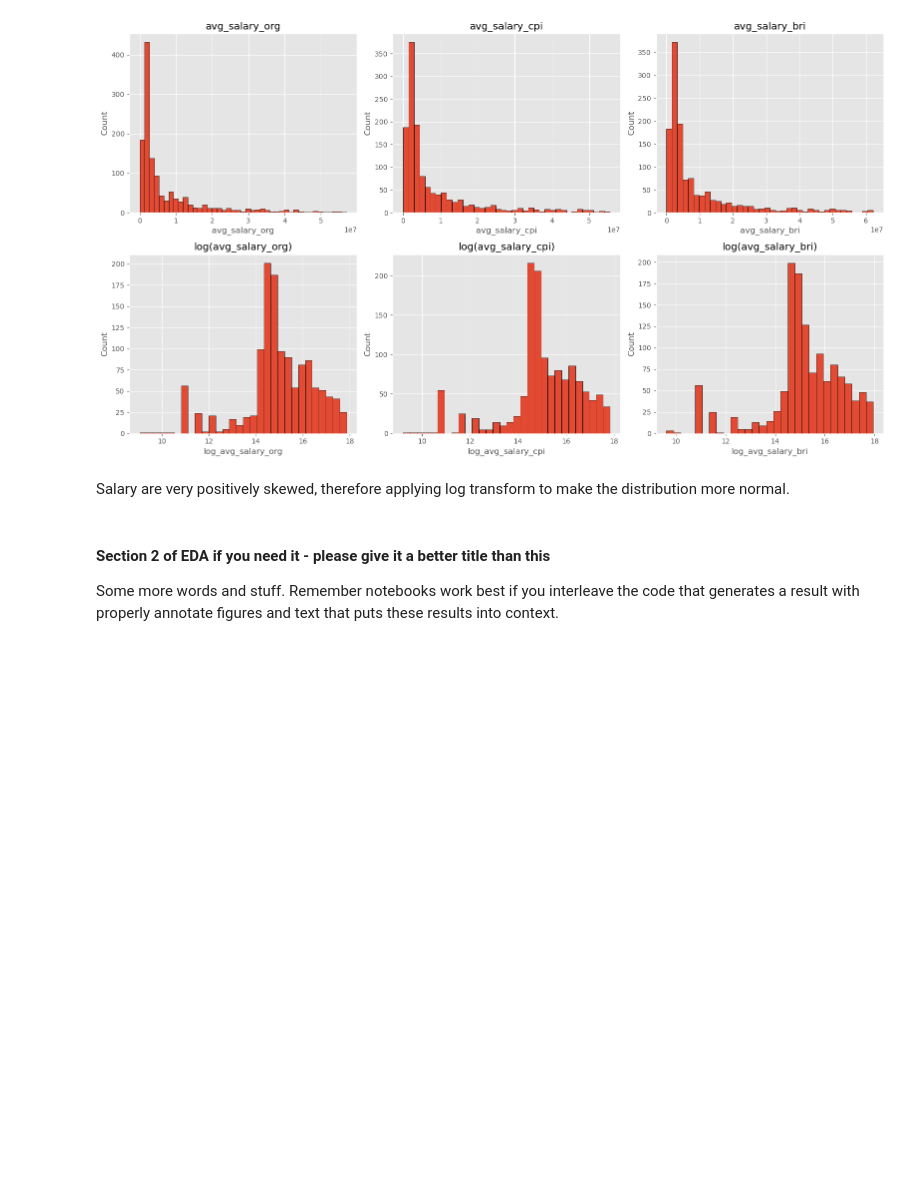
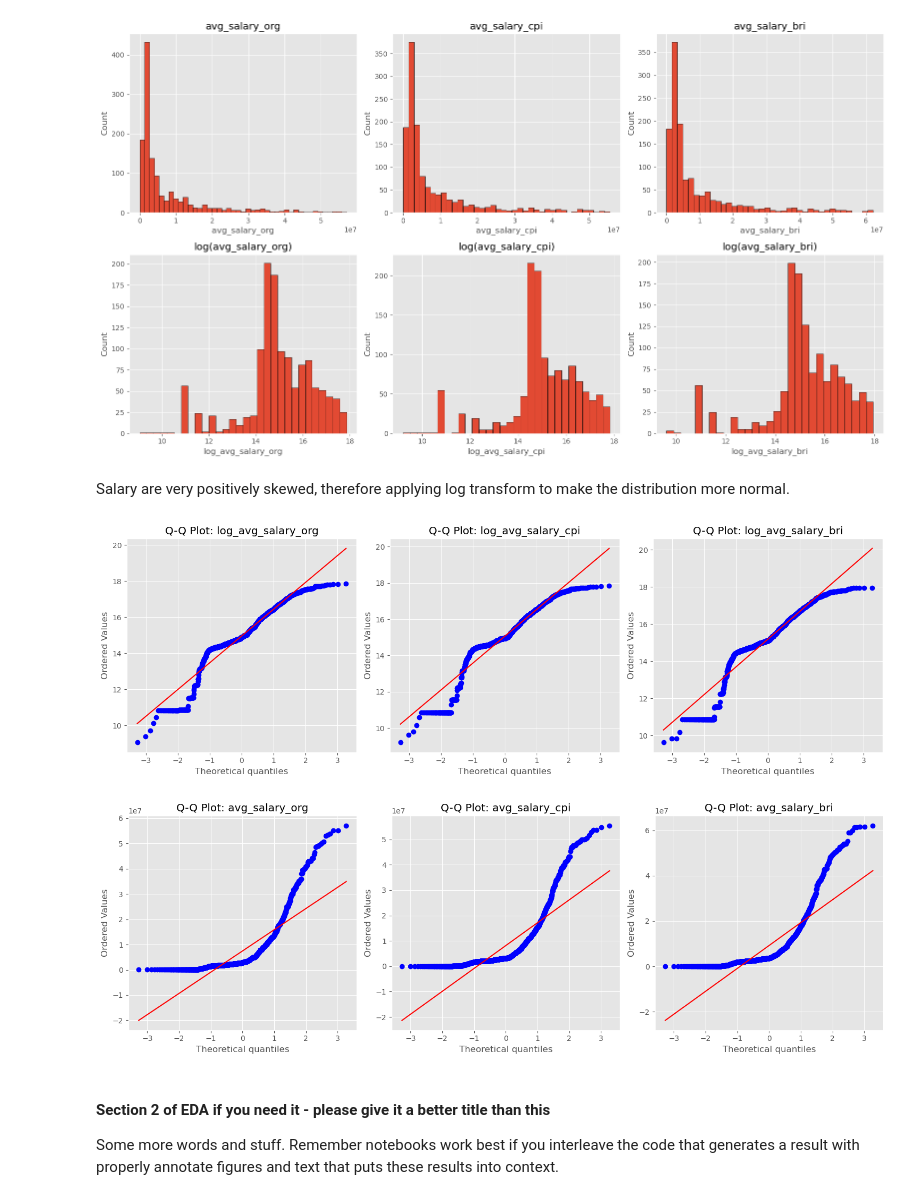
Before and after one commit to COGS108/Group134_WI26, a Jupyter notebook: EDACheckpoint (2).ipynb, the cells around one changed output. Drawn from its saved outputs; the diff is of its cells as text; code cells hidden in the pictures; blank space fills up the shorter version.

Commit message:
Salary EDA

```diff
--- a/EDACheckpoint (2).ipynb
+++ b/EDACheckpoint (2).ipynb
@@ -1635,6 +1635,50 @@ plt.show()
 [figure]
 # %% [markdown]
 Salary are very positively skewed, therefore applying log transform to make the distribution more normal.
+# %%
+#Test for normality
+salary_df[["avg_salary_org",
+           "avg_salary_cpi",
+           "avg_salary_bri",
+    "log_avg_salary_org",
+    "log_avg_salary_cpi",
+    "log_avg_salary_bri"
+]].agg(['mean','var','skew'])
+#Still skewed, but much better
+import scipy.stats as stats
+
+cols = [
+    "log_avg_salary_org",
+    "log_avg_salary_cpi",
+    "log_avg_salary_bri"
+]
+
+fig, axes = plt.subplots(1, 3, figsize=(15, 5))
+
+for ax, col in zip(axes, cols):
+    stats.probplot(salary_df[col].dropna(), dist="norm", plot=ax)
+    ax.set_title(f"Q-Q Plot: {col}")
+
+plt.tight_layout()
+plt.show()
+
+cols = [
+    "avg_salary_org",
+    "avg_salary_cpi",
+    "avg_salary_bri"
+]
+
+fig, axes = plt.subplots(1, 3, figsize=(15, 5))
+
+for ax, col in zip(axes, cols):
+    stats.probplot(salary_df[col].dropna(), dist="norm", plot=ax)
+    ax.set_title(f"Q-Q Plot: {col}")
+
+plt.tight_layout()
+plt.show()
+# %% [output]
+[figure, added]
+[figure, added]
 # %% [markdown]
 #### Section 2 of EDA if you need it  - please give it a better title than this
 
```
